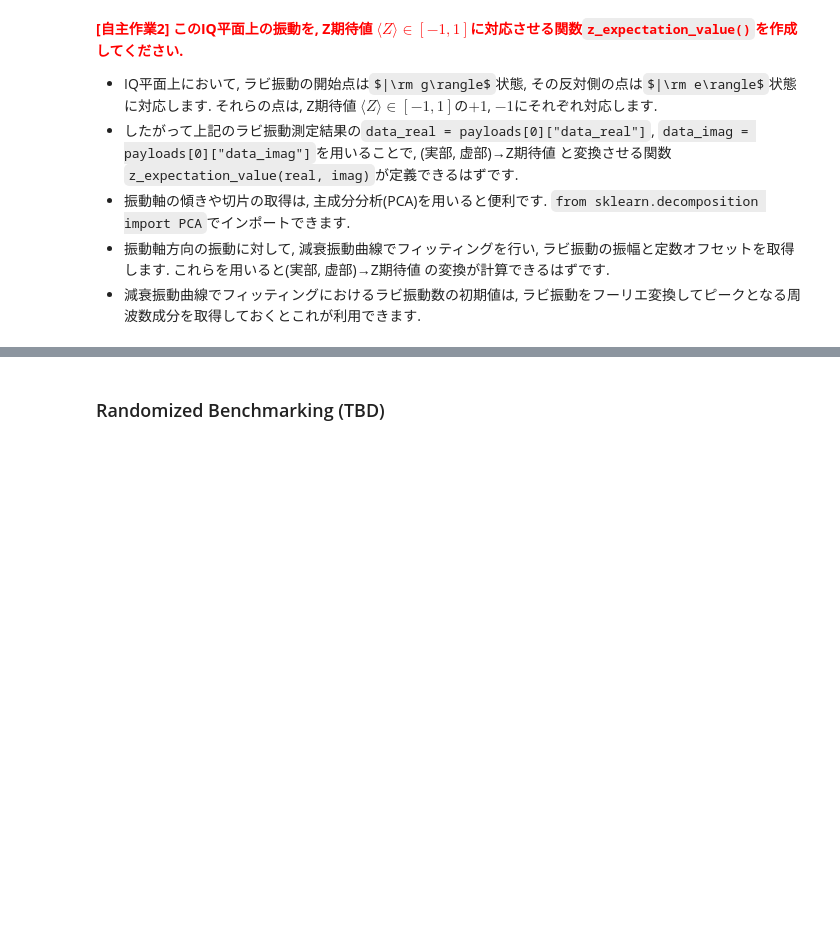
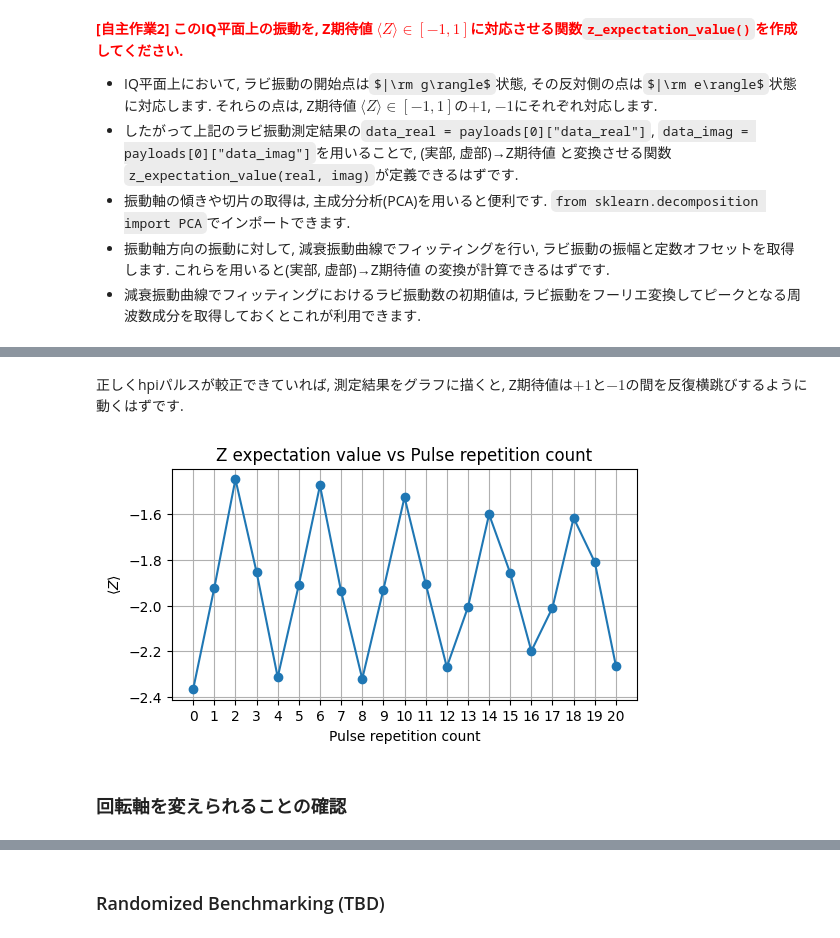
Before and after one commit to orangekame3/oqtopus-sse-pulse, a Jupyter notebook: examples/1Q-calibration/1Q-calib.ipynb, the cells around one changed output, grey strips where cells are left out. Saved outputs shown, nothing was run; the diff lists cells and outputs as text; code cells hidden in the pictures; some formulas as TeX source; blank space fills up the shorter version.

```diff
--- a/examples/1Q-calibration/1Q-calib.ipynb
+++ b/examples/1Q-calibration/1Q-calib.ipynb
@@ -214,0 +258,2 @@ def z_expectation_value(real: float, imag: float) -> float:
+# %%
+payloads = experiment("1Q-calib-5_hpi_repeat")
@@ -214,0 +263,24 @@ def z_expectation_value(real: float, imag: float) -> float:
+# %% [markdown]
+正しくhpiパルスが較正できていれば, 測定結果をグラフに描くと, Z期待値は$+1$と$-1$の間を反復横跳びするように動くはずです.
+# %%
+# 測定で得られた全データ
+data_real = payloads[0]["data_real"]
+data_imag = payloads[0]["data_imag"]
+n_repeat_list = payloads[0]["n_repeat_list"]
+
+# 測定データ(data_real, data_imag)をZ期待値リストに変換
+z_exp_list = [z_expectation_value(r, i) for r, i in zip(data_real, data_imag)]
+
+# グラフ描画
+plt.figure(figsize=(6, 3))
+plt.plot(n_repeat_list, z_exp_list, 'o-')
+plt.xlabel('Pulse repetition count')
+plt.ylabel(r'$\langle Z \rangle$')
+plt.title('Z expectation value vs Pulse repetition count')
+plt.xticks(n_repeat_list)
+plt.grid(True)
+plt.show()
+# %% [output]
+[figure, added]
+# %% [markdown]
+### 回転軸を変えられることの確認
```
Also changed, not shown: parts of 49 cells of this notebook, 12 other files.
